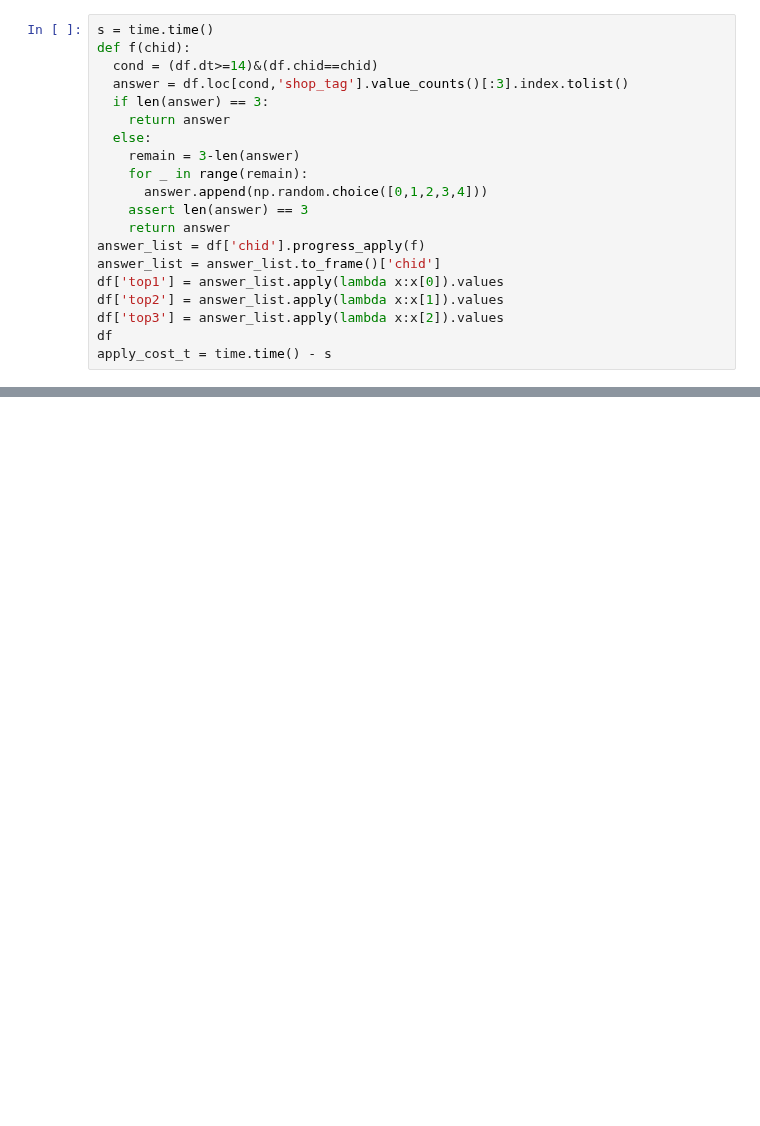
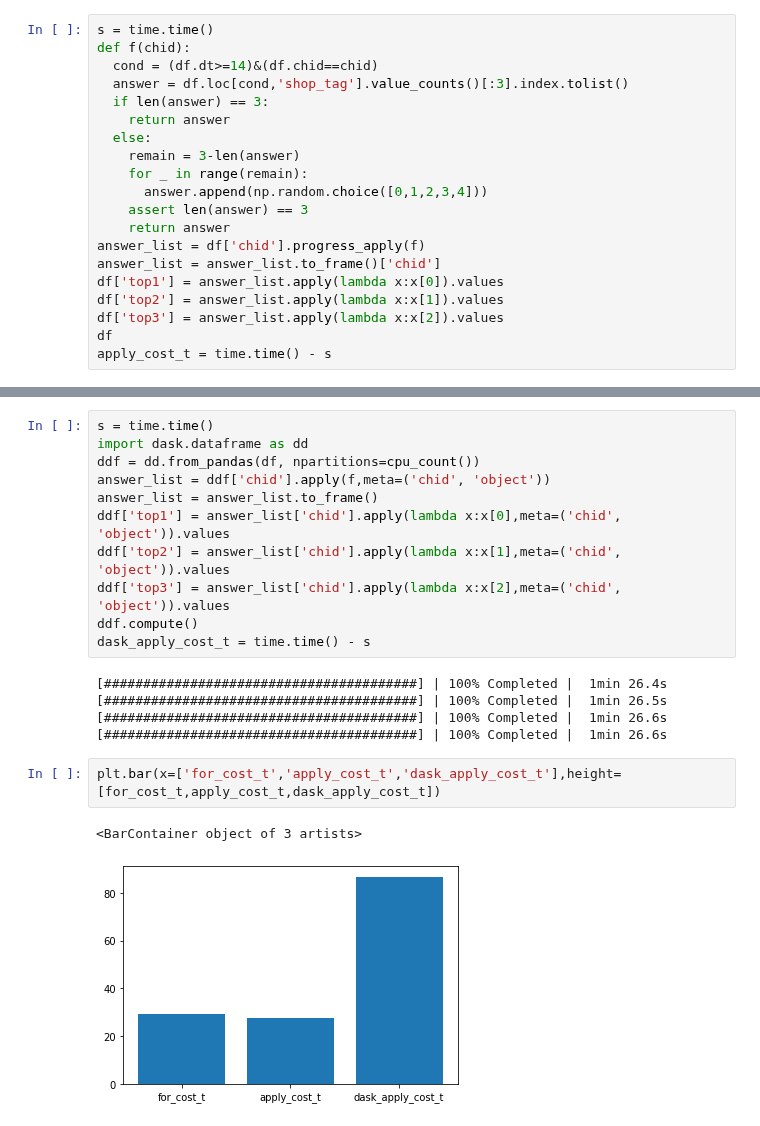
Before and after one commit to skywalker0803r/ESun2021WinterGame, a Jupyter notebook: Proof_of_Concept/利用apply取代for迴圈來加速運算.ipynb, the cells around one changed output, grey strips where cells are left out. Drawn from its saved outputs; the diff is of its cells as text; blank space fills up the shorter version.

```diff
--- a/Proof_of_Concept/利用apply取代for迴圈來加速運算.ipynb
+++ b/Proof_of_Concept/利用apply取代for迴圈來加速運算.ipynb
@@ -144,0 +154,21 @@ plt.bar(x=['for_cost_t','apply_cost_t'],height=[for_cost_t,apply_cost_t])
+# %%
+s = time.time()
+import dask.dataframe as dd
+ddf = dd.from_pandas(df, npartitions=cpu_count())
+answer_list = ddf['chid'].apply(f,meta=('chid', 'object'))
+answer_list = answer_list.to_frame()
+ddf['top1'] = answer_list['chid'].apply(lambda x:x[0],meta=('chid', 'object')).values
+ddf['top2'] = answer_list['chid'].apply(lambda x:x[1],meta=('chid', 'object')).values
+ddf['top3'] = answer_list['chid'].apply(lambda x:x[2],meta=('chid', 'object')).values
+ddf.compute()
+dask_apply_cost_t = time.time() - s
+# %% [output]
+[########################################] | 100% Completed |  1min 26.4s
+[########################################] | 100% Completed |  1min 26.5s
+[########################################] | 100% Completed |  1min 26.6s
+[########################################] | 100% Completed |  1min 26.6s
+# %%
+plt.bar(x=['for_cost_t','apply_cost_t','dask_apply_cost_t'],height=[for_cost_t,apply_cost_t,dask_apply_cost_t])
+# %% [output]
+<BarContainer object of 3 artists>
+[figure, added]
```
Also changed, not shown: parts of 6 cells of this notebook.
